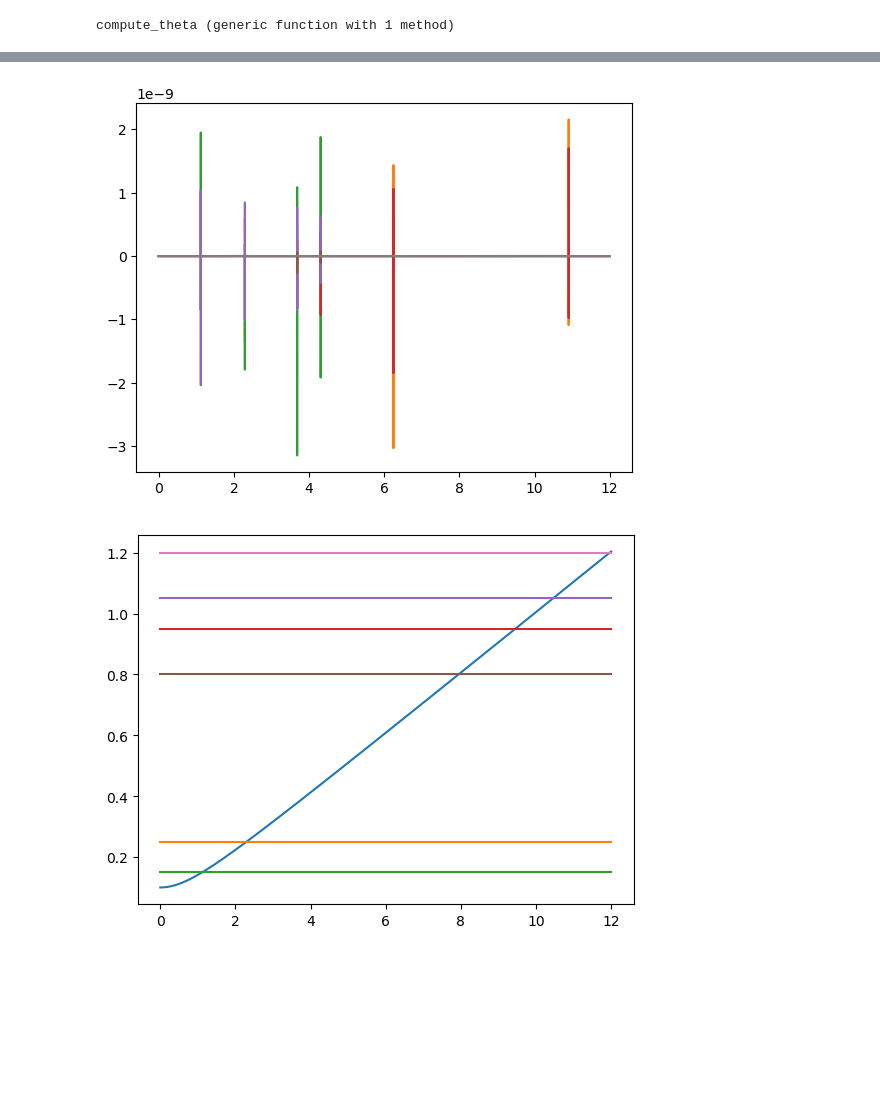
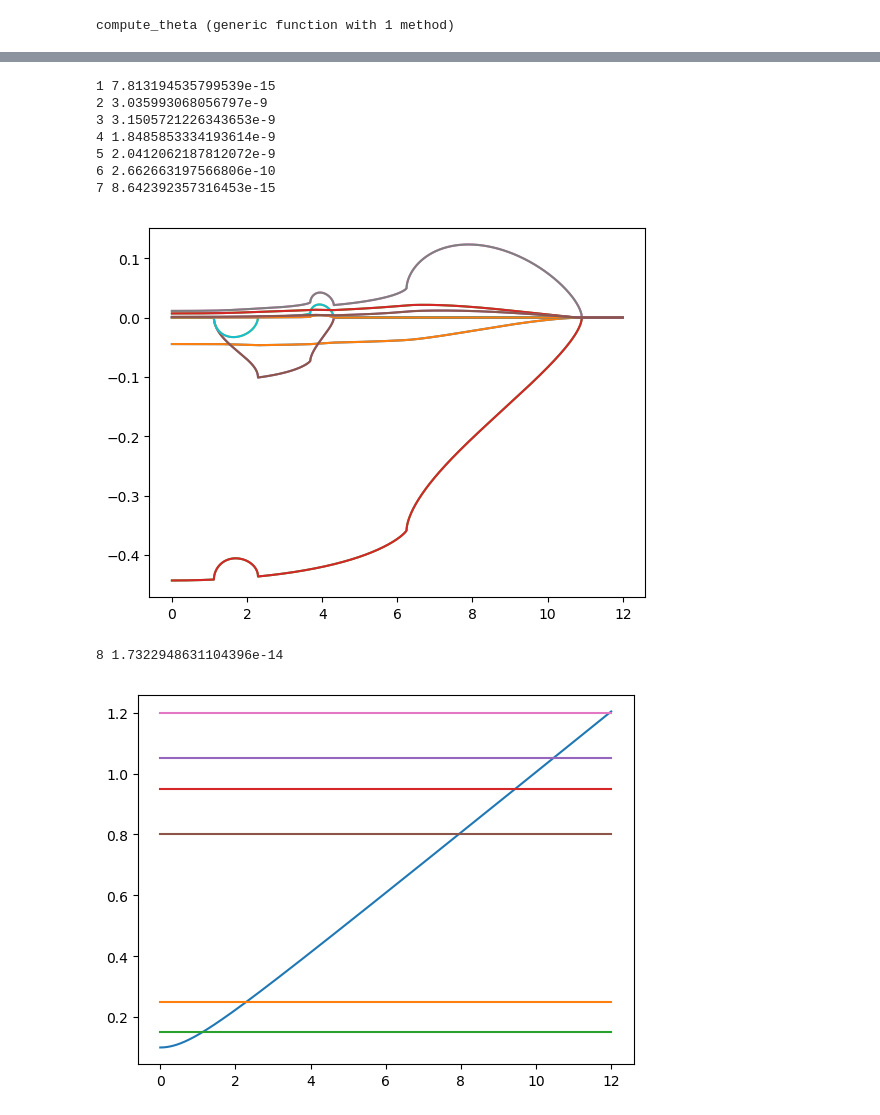
Before and after one commit to tagordon/elliptics, a Jupyter notebook: julia_src/Lightcurve_example_julia.ipynb, the cells around one changed output, grey strips where cells are left out. Cells and saved outputs as stored; diff of their text form; code cells hidden in the pictures; blank space fills up the shorter version.

```diff
--- a/julia_src/Lightcurve_example_julia.ipynb
+++ b/julia_src/Lightcurve_example_julia.ipynb
@@ -111,11 +104,22 @@ paramb = [c1b,c2b,rpb,rmb,bypb,bymb,vpb,vmb,t0pb,t0mb]
 # %%
 pygui(false)
 clf()
 for j=1:8
-  plot(t,convert(Array{Float64,1},lcb[j,:]) .- lc[j,:])
+  plot(t,convert(Array{Float64,1},lcb[j,:]))
+  plot(t,lc[j,:])
+  # plot(t,convert(Array{Float64,1},lcb[j,:]) .- lc[j,:])
+  println(j," ",maximum(abs.(convert(Array{Float64,1},lcb[j,:]) .- lc[j,:])))
 end
 # %% [output]
+1 7.813194535799539e-15
+2 3.035993068056797e-9
+3 3.1505721226343653e-9
+4 1.8485853334193614e-9
+5 2.0412062187812072e-9
+6 2.662663197566806e-10
+7 8.642392357316453e-15
-[figure, old version]
+[figure, new version]
+8 1.7322948631104396e-14
 # %%
 #=
 b(b0,v,t0,t) = sqrt(b0^2+(v*(t-t0))^2)
```
Also changed, not shown: parts of 4 cells of this notebook, 1 other file.
